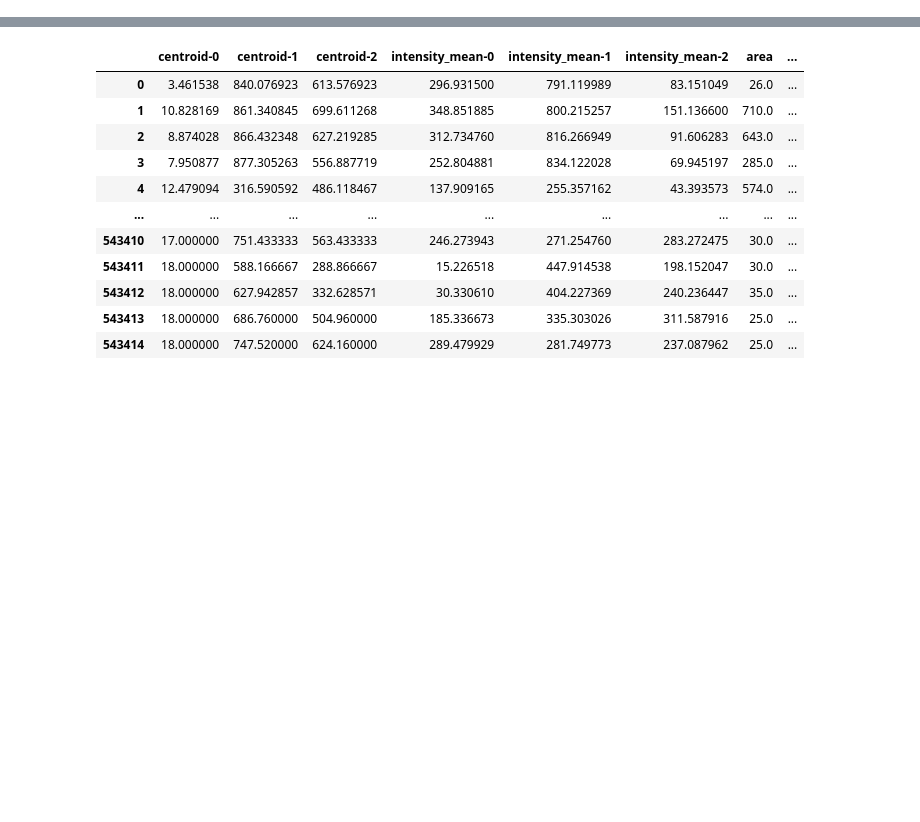
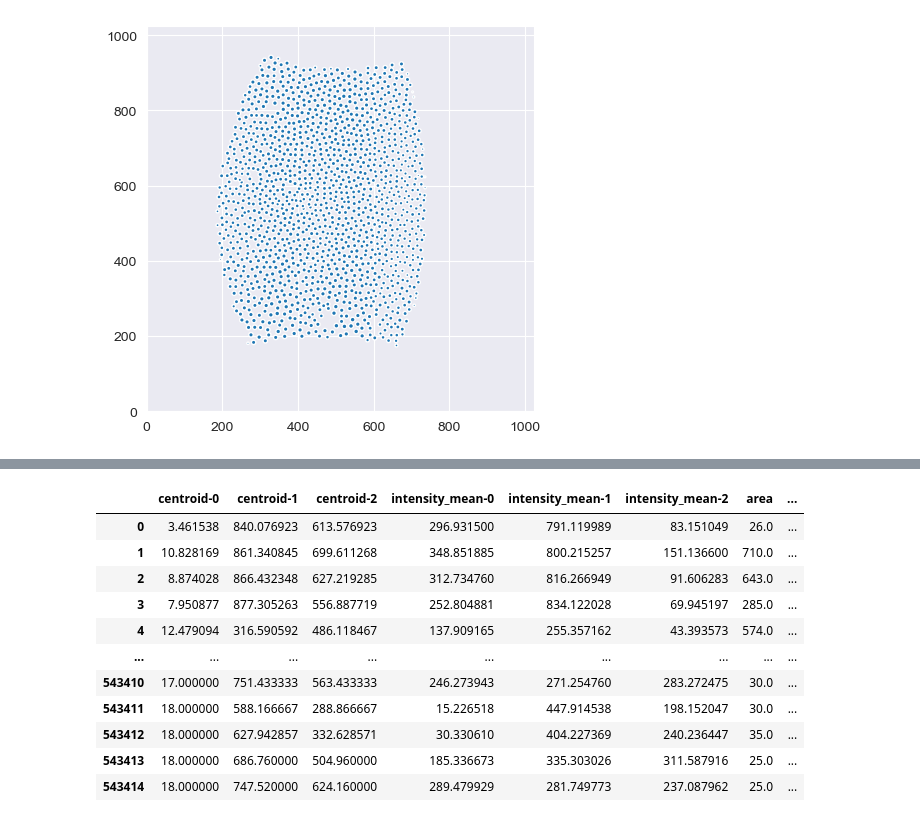
Before and after one commit to Harrison-Oatman/NucleiTracking, a Jupyter notebook: notebooks/reconstruct_2.ipynb, the cells around one changed output, grey strips where cells are left out. Saved outputs shown, nothing was run; the diff lists cells and outputs as text; code cells hidden in the pictures; blank space fills up the shorter version.

```diff
--- a/notebooks/reconstruct_2.ipynb
+++ b/notebooks/reconstruct_2.ipynb
@@ -35,0 +60,17 @@ napari.run()
+# %%
+from matplotlib.patches import Circle
+
+fig, ax = plt.subplots(1, 1, figsize=(5, 5))
+plt.xlim(0, 1024)
+plt.ylim(0, 1024)
+
+for x, y, s in zip(subset["uv_u"], subset["uv_v"], subset["px_area"]):
+
+    r = (s / np.pi)**(1/2)
+
+    circle = Circle((x, y), r)
+    ax.add_patch(circle)
+
+plt.show()
+# %% [output]
+[figure, added]
```
Also changed, not shown: parts of 6 cells of this notebook.
